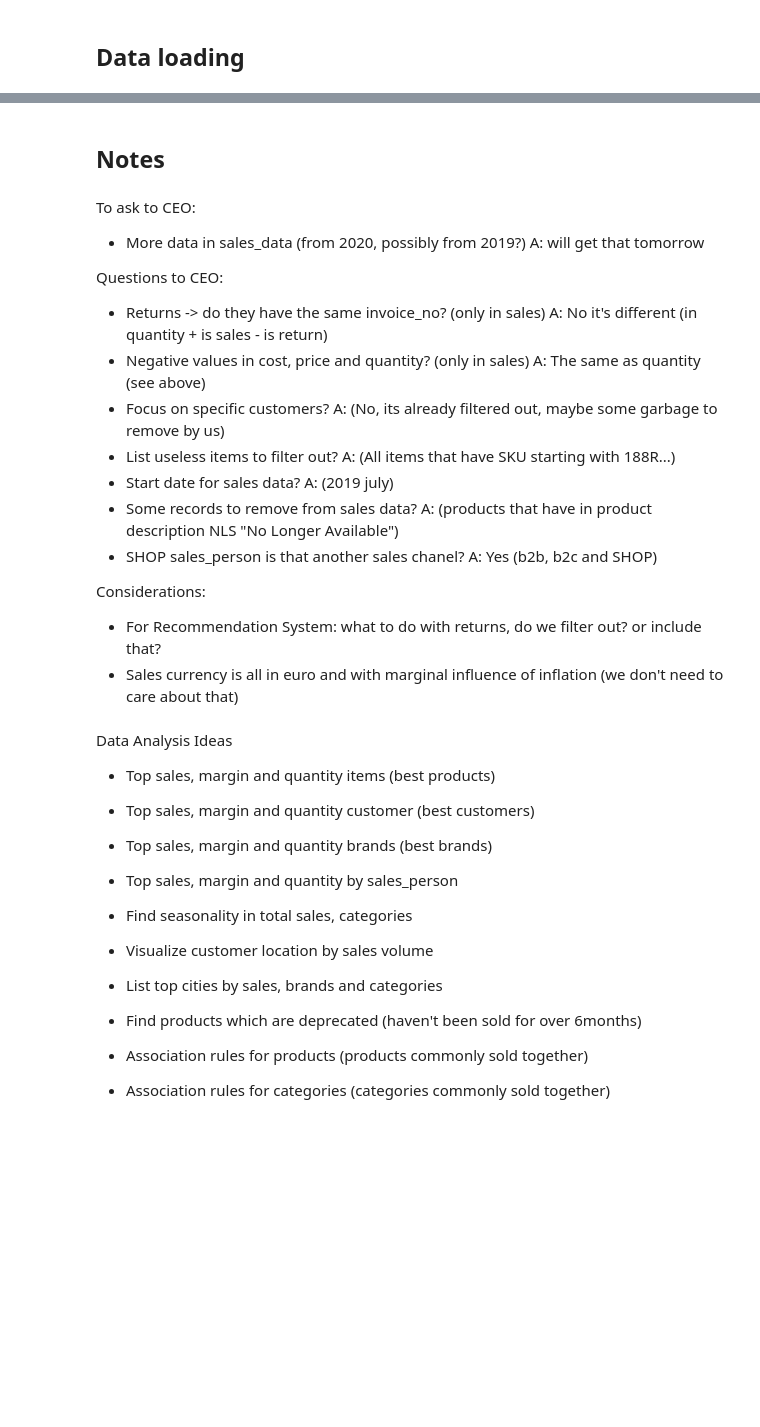
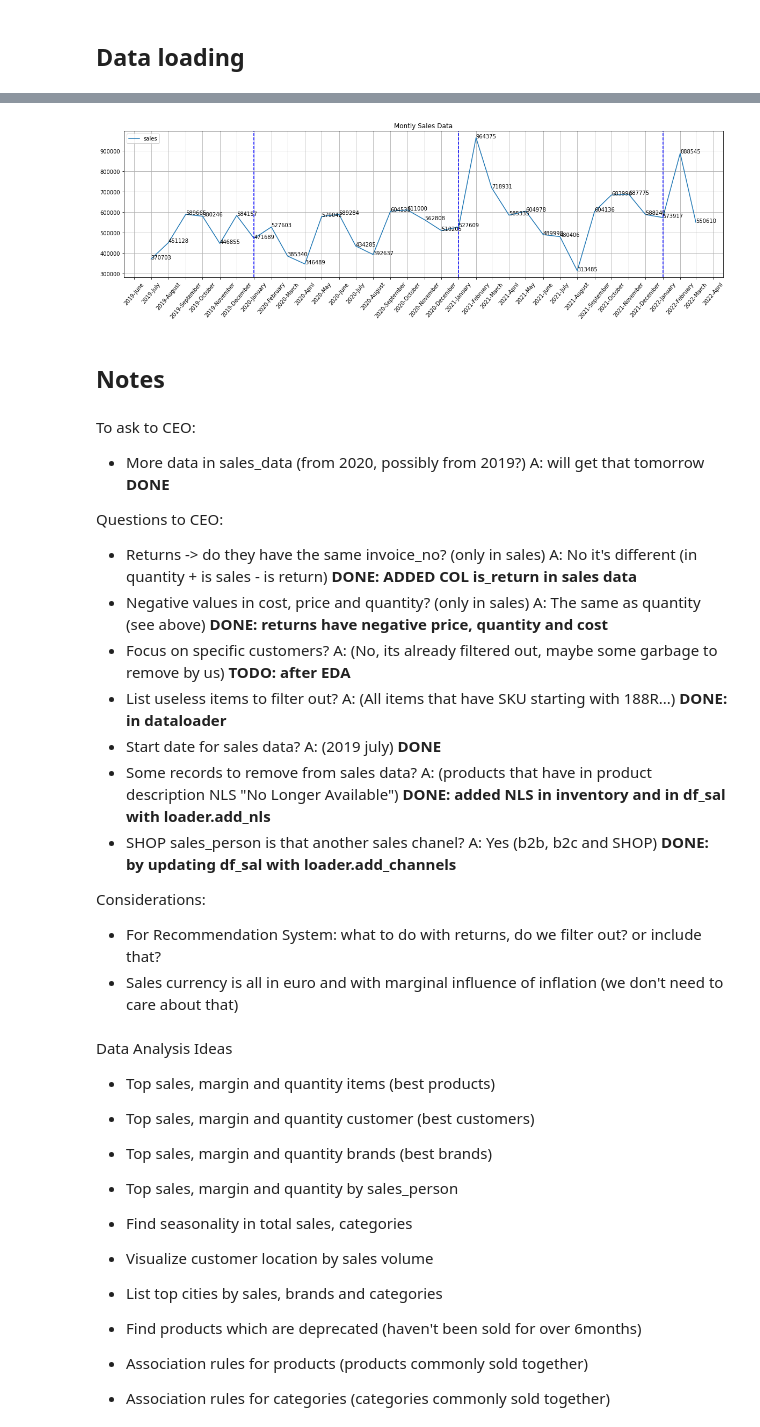
Before and after one commit to fpsawicki/42578-Advanced-Business-Analytics, a Jupyter notebook: Start.ipynb, the cells around one changed output, grey strips where cells are left out. Cells and saved outputs as stored; diff of their text form; code cells hidden in the pictures; blank space fills up the shorter version.

Commit message:
Finished implementing dataloader

```diff
--- a/Start.ipynb
+++ b/Start.ipynb
@@ -39,17 +45,52 @@ df_sal.head()
+# %%
+def plot_sales_data(df):
+    # Aggregate sales to month-year
+    df = df_sal.set_index('ddate')
+    df = df.resample('MS').sum()
+
+    # Define plot
+    plt.rcParams['figure.figsize'] = [20, 5]
+    fig, ax = plt.subplots()
+    ax.plot(df.index, df['price'], label="sales")
+
+    # Change x_axis to show month and year with correct (centered) intervals
+    ax.xaxis.set_major_formatter(mdates.DateFormatter('%Y-%B'))
+    fmt_month = mdates.MonthLocator(interval=1)
+    ax.xaxis.set_major_locator(fmt_month)
+    ax.ticklabel_format(useOffset=False, style='plain', axis='y')
+
+    # Show sales values for each month-year
+    for i,j in zip(df.index, df.price):
+        ax.annotate(str(int(j)), xy=(i,j))
+
+    # Add lines to locate consecutive years easier
+    for year in ['2020', '2021', '2022']:
+        ax.axvline(pd.Timestamp(f"{year}-01-01"), color='b', linestyle='--')
+
+    # Final styling options
+    plt.title(f"Montly Sales Data")
+    plt.xticks(rotation=50)
+    plt.grid()
+    plt.legend(loc="upper left")
+    plt.show()
+# %%
+plot_sales_data(df_sal)
+# %% [output]
+[figure, added]
 # %% [markdown]
 ## Notes
 # %% [markdown]
 To ask to CEO:
-- More data in sales_data (from 2020, possibly from 2019?) A: will get that tomorrow
+- More data in sales_data (from 2020, possibly from 2019?) A: will get that tomorrow **DONE**
 
 Questions to CEO:
-- Returns -> do they have the same invoice_no? (only in sales) A: No it's different (in quantity + is sales - is return)
-- Negative values in cost, price and quantity? (only in sales) A: The same as quantity (see above)
-- Focus on specific customers? A: (No, its already filtered out, maybe some garbage to remove by us)
-- List useless items to filter out? A: (All items that have SKU starting with 188R...)
-- Start date for sales data? A: (2019 july)
-- Some records to remove from sales data? A: (products that have in product description NLS "No Longer Available")
-- SHOP sales_person is that another sales chanel? A: Yes (b2b, b2c and SHOP)
+- Returns -> do they have the same invoice_no? (only in sales) A: No it's different (in quantity + is sales - is return) **DONE: ADDED COL is_return in sales data**
+- Negative values in cost, price and quantity? (only in sales) A: The same as quantity (see above) **DONE: returns have negative price, quantity and cost**
+- Focus on specific customers? A: (No, its already filtered out, maybe some garbage to remove by us) **TODO: after EDA**
+- List useless items to filter out? A: (All items that have SKU starting with 188R...) **DONE: in dataloader**
+- Start date for sales data? A: (2019 july) **DONE**
+- Some records to remove from sales data? A: (products that have in product description NLS "No Longer Available") **DONE: added NLS in inventory and in df_sal with loader.add_nls**
+- SHOP sales_person is that another sales chanel? A: Yes (b2b, b2c and SHOP) **DONE: by updating df_sal with loader.add_channels**
 
 Considerations:
 - For Recommendation System: what to do with returns, do we filter out? or include that?
```
Also changed, not shown: parts of 4 cells of this notebook, 2 other files.
